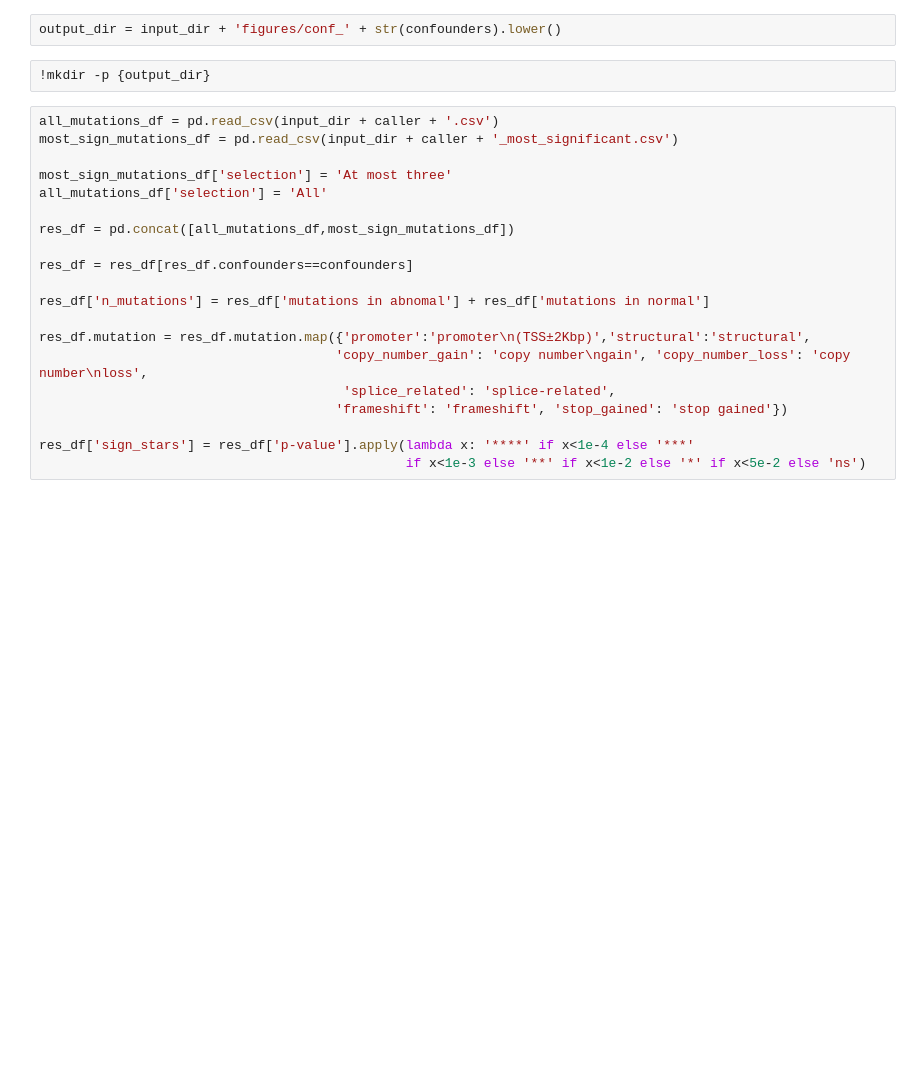
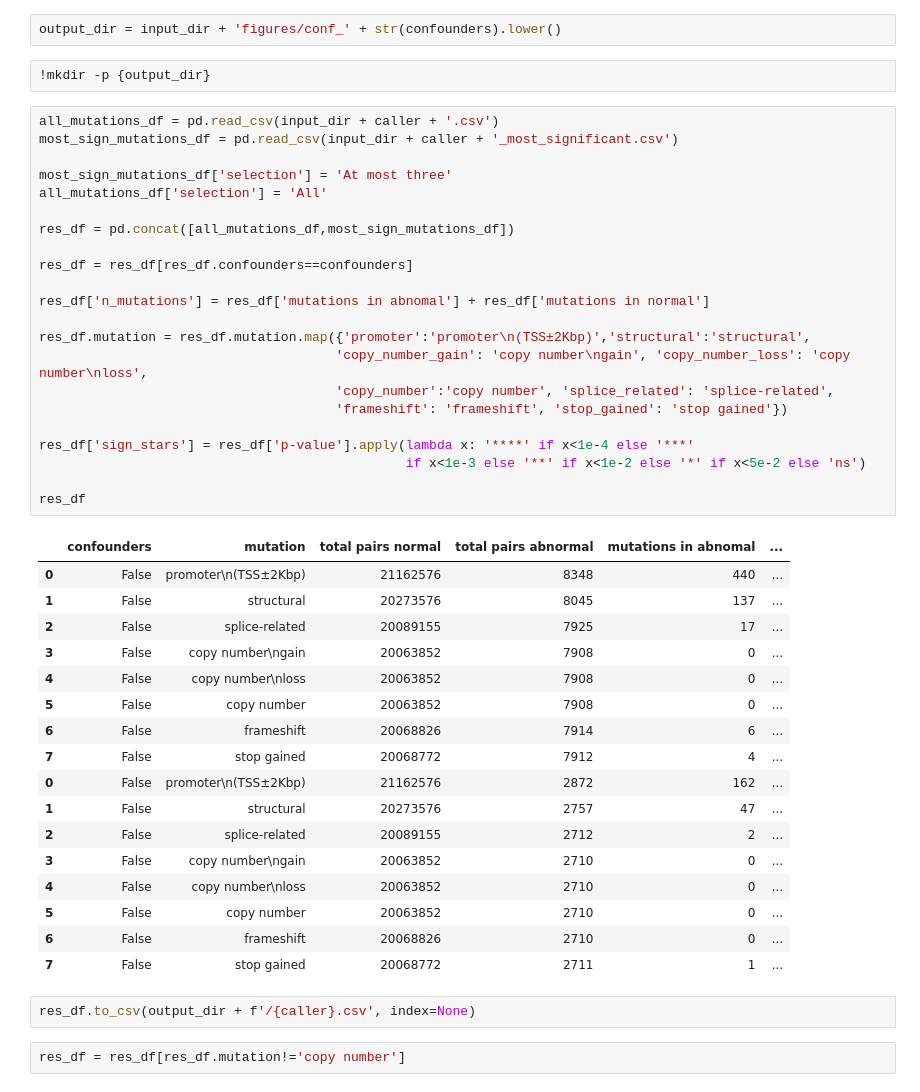
Before and after one commit to sergeyvilov/enformer, a Jupyter notebook: gene_expression_mll/plots.ipynb, the cells around one changed output. Cells and saved outputs as stored; diff of their text form; blank space fills up the shorter version.

```diff
--- a/gene_expression_mll/plots.ipynb
+++ b/gene_expression_mll/plots.ipynb
@@ -15,23 +15,47 @@ output_dir = input_dir + 'figures/conf_' + str(confounders).lower()
 # %%
 all_mutations_df = pd.read_csv(input_dir + caller + '.csv')
 most_sign_mutations_df = pd.read_csv(input_dir + caller + '_most_significant.csv')
 
 most_sign_mutations_df['selection'] = 'At most three'
 all_mutations_df['selection'] = 'All'
 
 res_df = pd.concat([all_mutations_df,most_sign_mutations_df])
 
 res_df = res_df[res_df.confounders==confounders]
 
 res_df['n_mutations'] = res_df['mutations in abnomal'] + res_df['mutations in normal']
 
 res_df.mutation = res_df.mutation.map({'promoter':'promoter\n(TSS±2Kbp)','structural':'structural',
                                       'copy_number_gain': 'copy number\ngain', 'copy_number_loss': 'copy number\nloss',
-                                       'splice_related': 'splice-related',
+                                      'copy_number':'copy number', 'splice_related': 'splice-related',
                                       'frameshift': 'frameshift', 'stop_gained': 'stop gained'})
 
 res_df['sign_stars'] = res_df['p-value'].apply(lambda x: '****' if x<1e-4 else '***'
                                                if x<1e-3 else '**' if x<1e-2 else '*' if x<5e-2 else 'ns')
+
+res_df
+# %% [output]
+|  | confounders | mutation | total pairs normal | total pairs abnormal | mutations in abnomal | ... |
+| 0 | False | promoter\n(TSS±2Kbp) | 21162576 | 8348 | 440 | ... |
+| 1 | False | structural | 20273576 | 8045 | 137 | ... |
+| 2 | False | splice-related | 20089155 | 7925 | 17 | ... |
+| 3 | False | copy number\ngain | 20063852 | 7908 | 0 | ... |
+| 4 | False | copy number\nloss | 20063852 | 7908 | 0 | ... |
+| 5 | False | copy number | 20063852 | 7908 | 0 | ... |
+| 6 | False | frameshift | 20068826 | 7914 | 6 | ... |
+| 7 | False | stop gained | 20068772 | 7912 | 4 | ... |
+| 0 | False | promoter\n(TSS±2Kbp) | 21162576 | 2872 | 162 | ... |
+| 1 | False | structural | 20273576 | 2757 | 47 | ... |
+| 2 | False | splice-related | 20089155 | 2712 | 2 | ... |
+| 3 | False | copy number\ngain | 20063852 | 2710 | 0 | ... |
+| 4 | False | copy number\nloss | 20063852 | 2710 | 0 | ... |
+| 5 | False | copy number | 20063852 | 2710 | 0 | ... |
+| 6 | False | frameshift | 20068826 | 2710 | 0 | ... |
+| 7 | False | stop gained | 20068772 | 2711 | 1 | ... |
+# %%
+res_df.to_csv(output_dir + f'/{caller}.csv', index=None)
+# %%
+res_df = res_df[res_df.mutation!='copy number']
 # %%
 mutations = res_df.mutation.unique()
 selection = {
```
Also changed, not shown: parts of 3 cells of this notebook, 2 other files.
